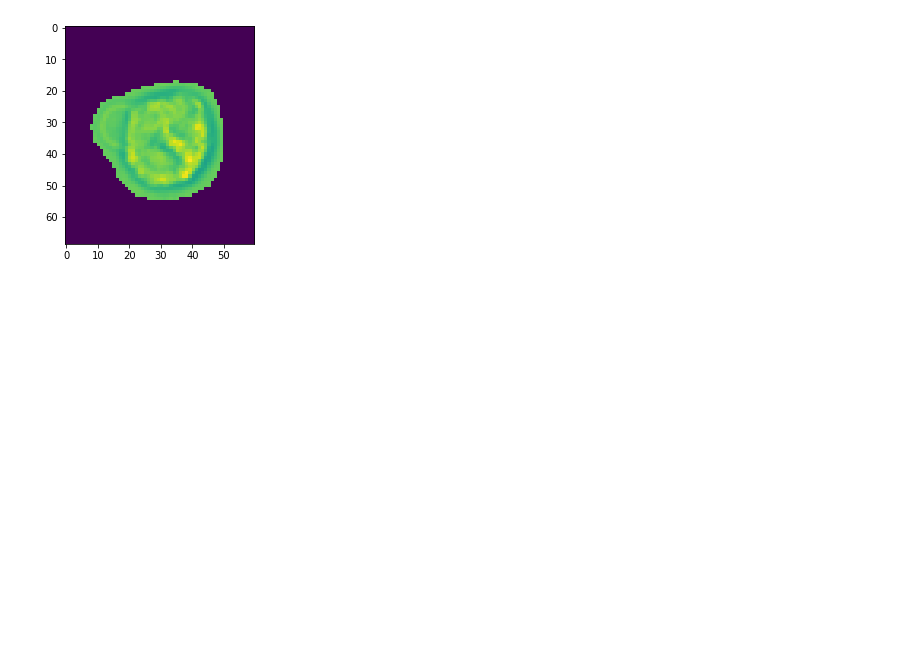
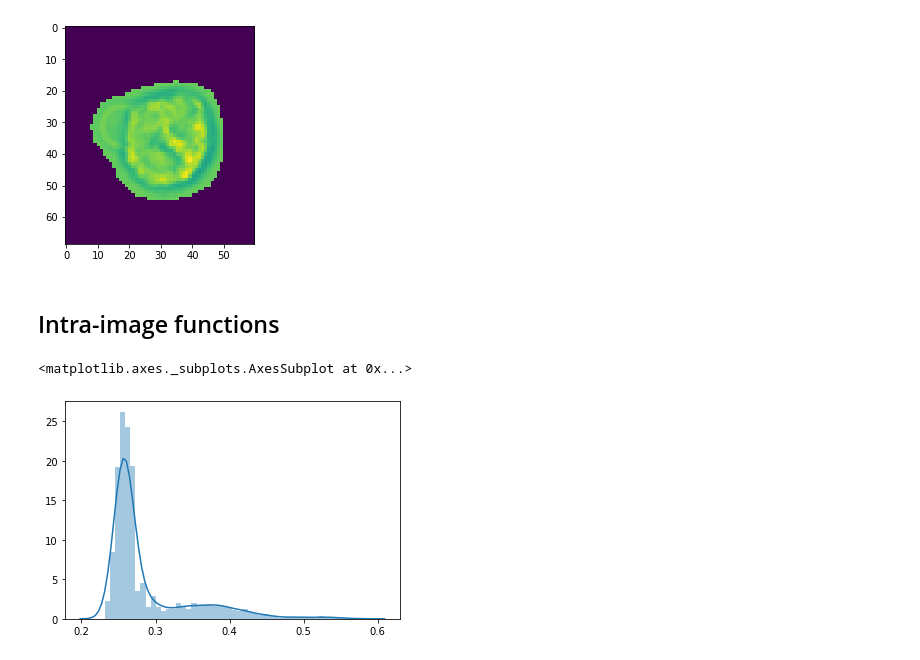
Before and after one commit to MaximLippeveld/ifcimglib, a Jupyter notebook: notebooks/preprocessing.ipynb, the cells around one changed output. Saved outputs shown, nothing was run; the diff lists cells and outputs as text; code cells hidden in the pictures; blank space fills up the shorter version.

```diff
--- a/notebooks/preprocessing.ipynb
+++ b/notebooks/preprocessing.ipynb
@@ -35,3 +43,16 @@ plt.imshow(sample_img[0]*sample_mask[0])
 # %% [output]
 <matplotlib.image.AxesImage at 0x...>
 [figure]
+# %% [markdown]
+## Intra-image functions
+# %%
+# export
+def log_transform(x, m, channels):
+    x[channels] = numpy.where(x[channels] == 0.0, 1.0, x[channels])
+    x[channels] = numpy.log(x[channels])
+    return x
+# %%
+seaborn.distplot(log_transform(sample_img, sample_mask, [1])[1])
+# %% [output]
+<matplotlib.axes._subplots.AxesSubplot at 0x...>
+[figure, added]
```
Also changed, not shown: parts of 14 cells of this notebook, 6 other files.
